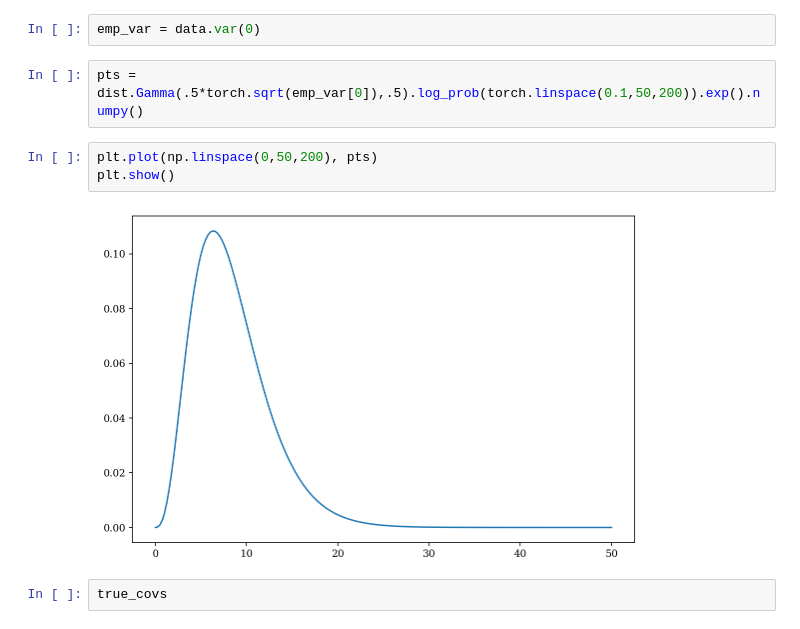
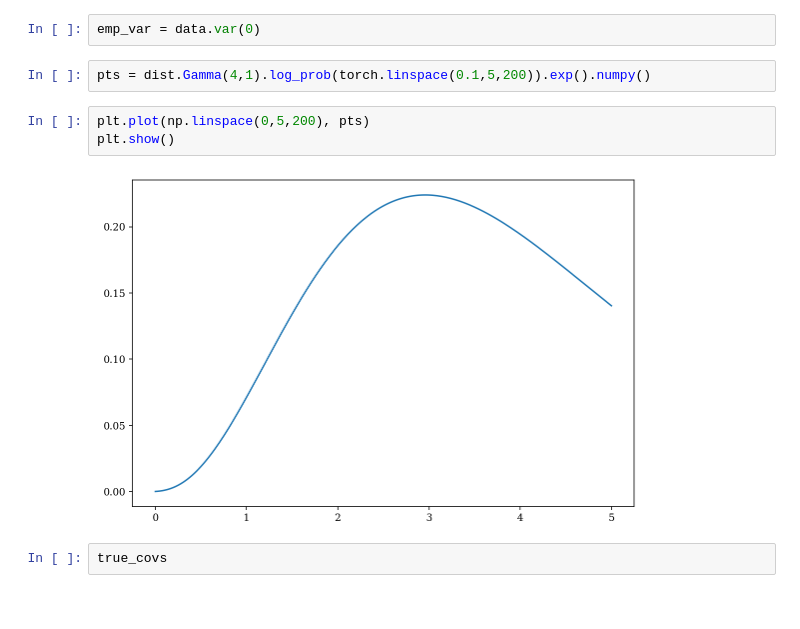
Before and after one commit to jrussell25/ML-miscellany, a Jupyter notebook: pyro_gmm.ipynb, the cells around one changed output. Cells and saved outputs as stored; diff of their text form.

```diff
--- a/pyro_gmm.ipynb
+++ b/pyro_gmm.ipynb
@@ -340,12 +432,12 @@ plt.show()
 # %%
 emp_var = data.var(0)
 # %%
-pts = dist.Gamma(.5*torch.sqrt(emp_var[0]),.5).log_prob(torch.linspace(0.1,50,200)).exp().numpy()
+pts = dist.Gamma(4,1).log_prob(torch.linspace(0.1,5,200)).exp().numpy()
 # %%
-plt.plot(np.linspace(0,50,200), pts)
+plt.plot(np.linspace(0,5,200), pts)
 plt.show()
 # %% [output]
-[figure, old version]
+[figure, new version]
 # %%
 true_covs
 # %% [output]
```
Also changed, not shown: parts of 66 cells of this notebook, 3 other files.
